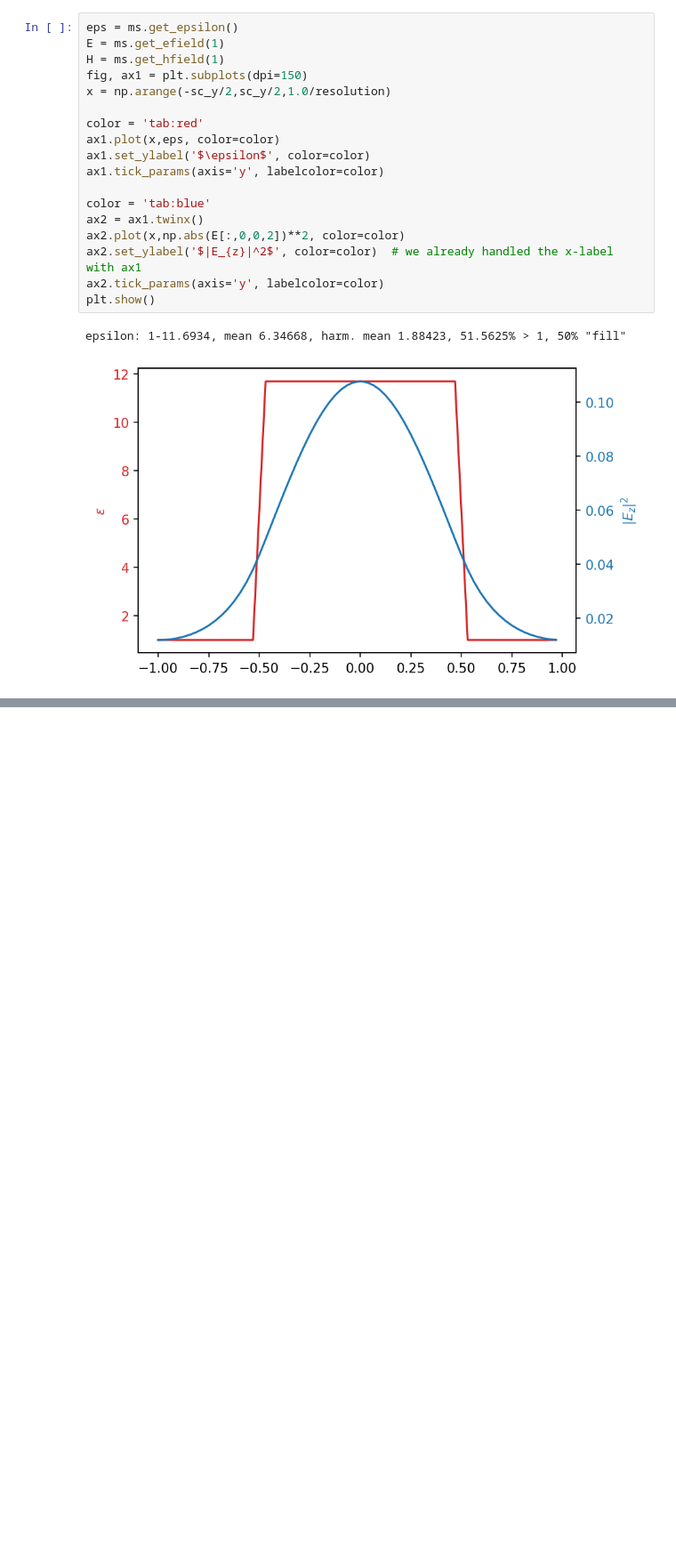
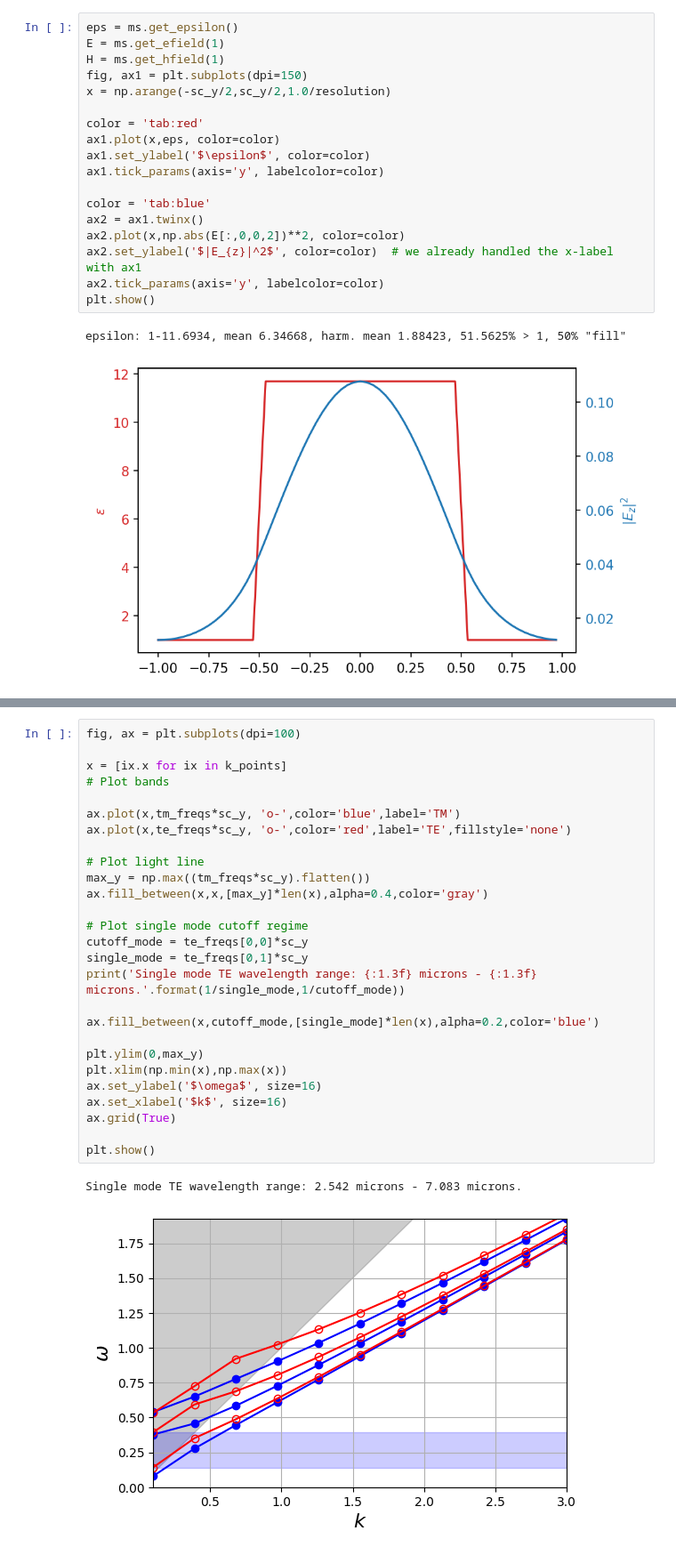
Before and after one commit to smartalecH/meep, a Jupyter notebook: python/examples/mpb_strip.ipynb, the cells around one changed output, grey strips where cells are left out. Shown at 89% size. Saved outputs shown, nothing was run; the diff lists cells and outputs as text; blank space fills up the shorter version.

```diff
--- a/python/examples/mpb_strip.ipynb
+++ b/python/examples/mpb_strip.ipynb
@@ -111,0 +129,30 @@ print("Corresponding stopband grating period: {:.3f} microns.".format(period0))
+# %%
+fig, ax = plt.subplots(dpi=100)
+
+x = [ix.x for ix in k_points]
+# Plot bands
+
+ax.plot(x,tm_freqs*sc_y, 'o-',color='blue',label='TM')
+ax.plot(x,te_freqs*sc_y, 'o-',color='red',label='TE',fillstyle='none')
+
+# Plot light line
+max_y = np.max((tm_freqs*sc_y).flatten())
+ax.fill_between(x,x,[max_y]*len(x),alpha=0.4,color='gray')
+
+# Plot single mode cutoff regime
+cutoff_mode = te_freqs[0,0]*sc_y
+single_mode = te_freqs[0,1]*sc_y
+print('Single mode TE wavelength range: {:1.3f} microns - {:1.3f} microns.'.format(1/single_mode,1/cutoff_mode))
+
+ax.fill_between(x,cutoff_mode,[single_mode]*len(x),alpha=0.2,color='blue')
+
+plt.ylim(0,max_y)
+plt.xlim(np.min(x),np.max(x))
+ax.set_ylabel('$\omega$', size=16)
+ax.set_xlabel('$k$', size=16)
+ax.grid(True)
+
+plt.show()
+# %% [output]
+Single mode TE wavelength range: 2.542 microns - 7.083 microns.
+[figure, added]
```
Also changed, not shown: parts of 8 cells of this notebook.
